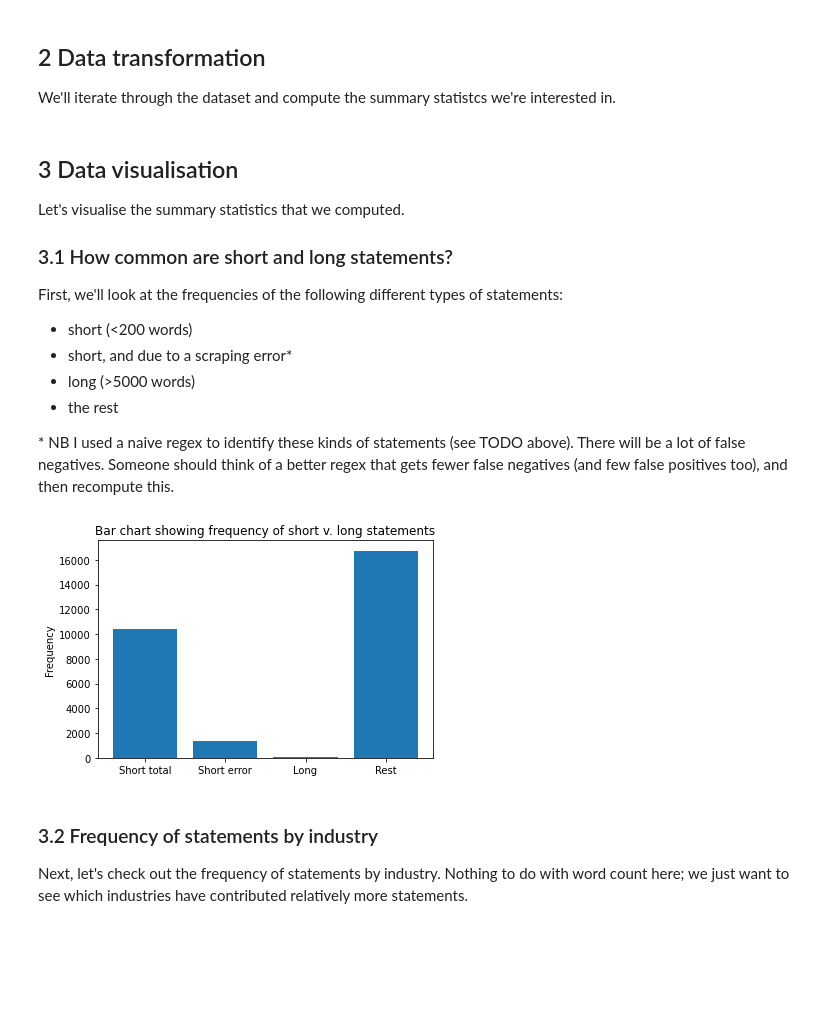
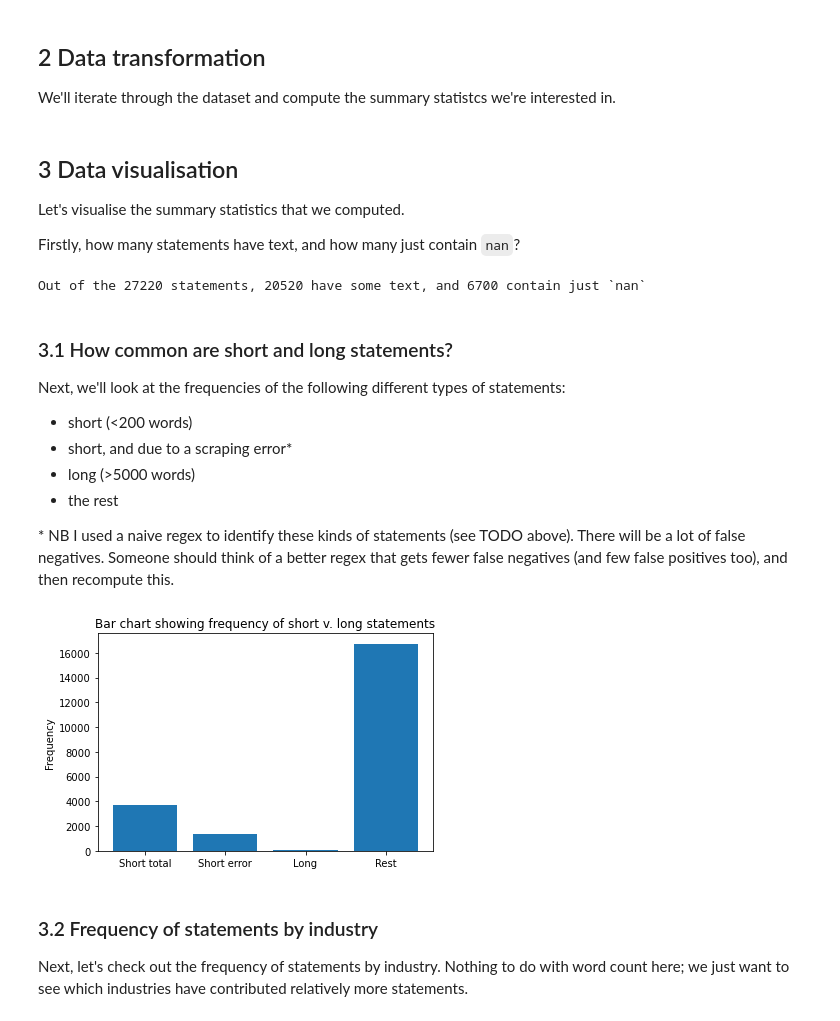
Before and after one commit to the-future-society/modern-slavery-statements-research, a Jupyter notebook: notebooks/Sam - Exploring word counts and outliers.ipynb, the cells around one changed output. Saved outputs shown, nothing was run; the diff lists cells and outputs as text; code cells hidden in the pictures; blank space fills up the shorter version.

Commit message:
1. bug in longs dict computation 2. only analyse statements that are not `nan` 3. fix typo in penultimate graph

```diff
--- a/notebooks/Sam - Exploring word counts and outliers.ipynb
+++ b/notebooks/Sam - Exploring word counts and outliers.ipynb
@@ -42,7 +42,7 @@ def update_long_count(df, i, longs): # TODO combine this and the previous functi
     longs['count_total'] += 1
     industry = df['Industry'][i]
     company = df['Company'][i]
-    longs['industries'][industry] = shorts['industries'].get(industry, 0) + 1
+    longs['industries'][industry] = longs['industries'].get(industry, 0) + 1
     longs['companies'].append(company)
 # %%
 shorts = {
@@ -62,26 +62,42 @@ word_counts = {
     'UK_modern_slavery_act_true': [],
     'rest': []
 }
+count_no_text_available = 0
 
 for i in tqdm(range(len(df))):
     words = str(df['Text'][i]).split()
-    if len(words) < 200:
-        update_short_count(df, i, shorts)
-    elif len(words) > 5000:
-        update_long_count(df, i, longs)
-    industry = str(df['Industry'][i])
-    industries[industry] = industries.get(industry, 0) + 1
-    word_counts['total'].append(len(words))
-    if df['UK Modern Slavery Act'][i] == 'True':
-        word_counts['UK_modern_slavery_act_true'].append(len(words))
+    if words == ['nan']:
+        count_no_text_available += 1
     else:
-        word_counts['rest'].append(len(words))
+        if len(words) < 200:
+            update_short_count(df, i, shorts)
+        elif len(words) > 5000:
+            update_long_count(df, i, longs)
+        industry = str(df['Industry'][i])
+        industries[industry] = industries.get(industry, 0) + 1
+        word_counts['total'].append(len(words))
+        if df['UK Modern Slavery Act'][i] == 'True':
+            word_counts['UK_modern_slavery_act_true'].append(len(words))
+        else:
+            word_counts['rest'].append(len(words))
+# %% [markdown]
+## 3 Data visualisation
+Let's visualise the summary statistics that we computed.
+
+Firstly, how many statements have text, and how many just contain `nan`?
+# %%
+count_text_available = len(df) - count_no_text_available
+print('Out of the {} statements, {} have some text, and {} contain just `nan`'.format(
+    len(df),
+    count_text_available,
+    count_no_text_available
+))
+# %% [output]
+Out of the 27220 statements, 20520 have some text, and 6700 contain just `nan`
 # %% [markdown]
-## 3 Data visualisation
-Let's visualise the summary statistics that we computed.
+### 3.1 How common are short and long statements?
+Next, we'll look at the frequencies of the following different types of statements:
 
-### 3.1 How common are short and long statements?
-First, we'll look at the frequencies of the following different types of statements:
 * short (<200 words)
 * short, and due to a scraping error*
 * long (>5000 words)
@@ -89,18 +105,18 @@ First, we'll look at the frequencies of the following different types of stateme
 
 \* NB I used a naive regex to identify these kinds of statements (see TODO above). There will be a lot of false negatives. Someone should think of a better regex that gets fewer false negatives (and few false positives too), and then recompute this.
 # %%
-rest_count = len(df) - shorts['count_total'] - longs['count_total']
+rest_count = count_text_available - shorts['count_total'] - longs['count_total']
 x = np.arange(4)
 counts = [shorts['count_total'], shorts['count_error'], longs['count_total'], rest_count]
 labels = ['Short total', 'Short error', 'Long', 'Rest']
 fig, ax = plt.subplots()
 plt.bar(x, counts)
 plt.xticks(x, labels)
 ax.set_ylabel('Frequency')
 ax.set_title('Bar chart showing frequency of short v. long statements')
 plt.show()
 # %% [output]
-[figure, old version]
+[figure, new version]
 # %% [markdown]
 ### 3.2 Frequency of statements by industry
 Next, let's check out the frequency of statements by industry. Nothing to do with word count here; we just want to see which industries have contributed relatively more statements.
```
Also changed, not shown: parts of 12 cells of this notebook.
